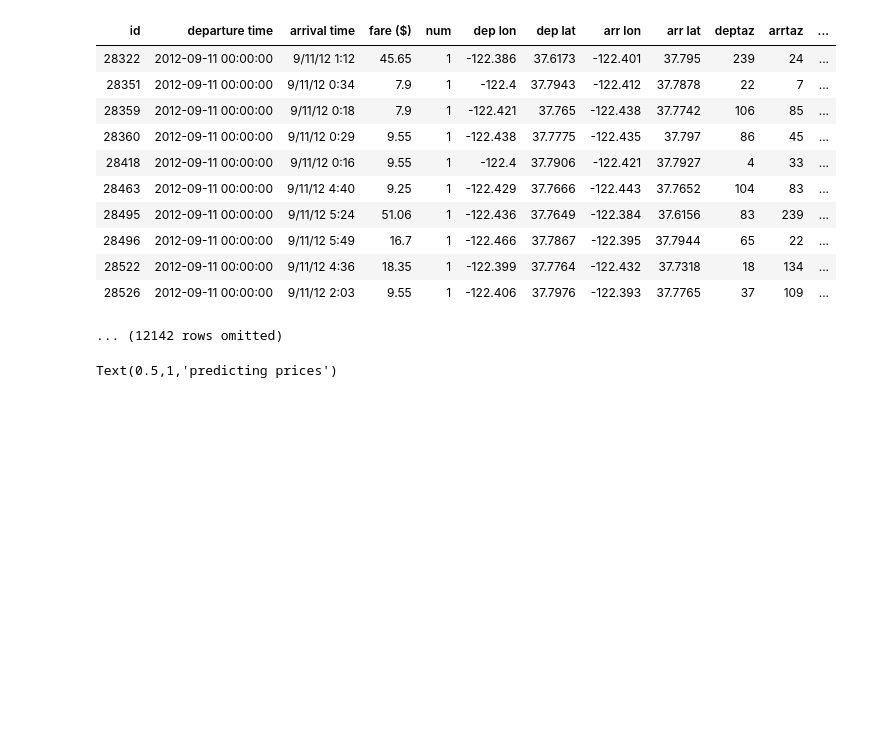
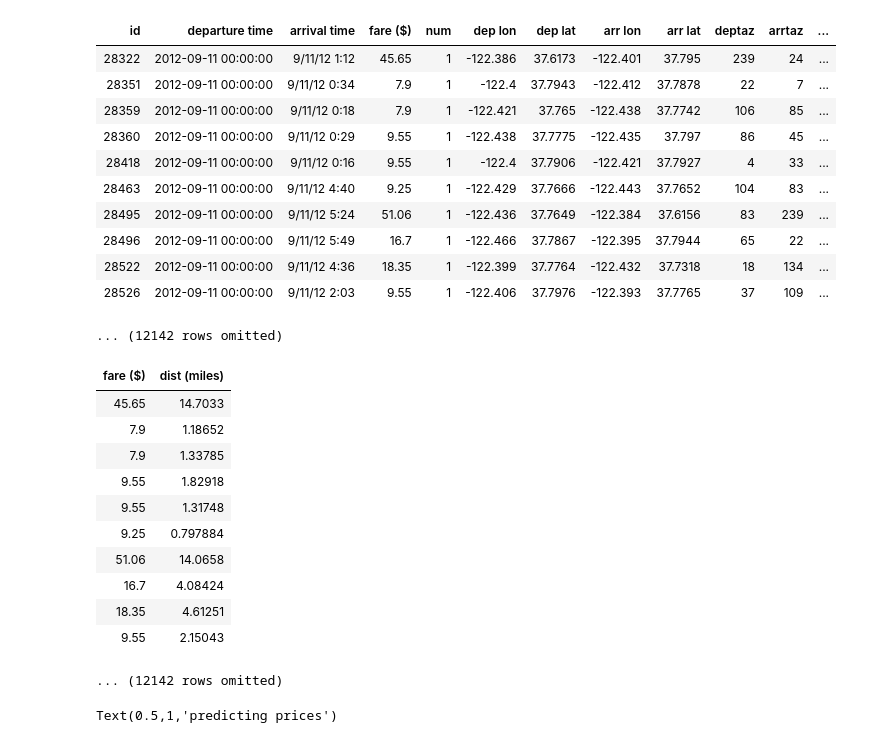
Before and after one commit to lmlevinson/sandwich_88, a Jupyter notebook: Analysis 5 Linear regression vs. k-NN.ipynb, the cells around one changed output. Cells and saved outputs as stored; diff of their text form; code cells hidden in the pictures; blank space fills up the shorter version.

```diff
--- a/Analysis 5 Linear regression vs. k-NN.ipynb
+++ b/Analysis 5 Linear regression vs. k-NN.ipynb
@@ -44,7 +44,7 @@ def parse_prefix(line, fmt):
             raise
     return t
 # %%
-#refined_data['departure time'] = refined_data.select("departure time").apply(lambda x: parse_prefix(x[0],"%m/%d/%y"))
+refined_data['departure time'] = refined_data.select("departure time").apply(lambda x: parse_prefix(x[0],"%m/%d/%y"))
 refined_data
 # %% [output]
 | id | departure time | arrival time | fare ($) | num | dep lon | dep lat | arr lon | arr lat | deptaz | arrtaz | ... |
@@ -82,6 +82,20 @@ testing
 ... (12142 rows omitted)
 # %%
 simp_testing = testing.select('fare ($)', 'dist (miles)')
+simp_testing
+# %% [output]
+| fare ($) | dist (miles) |
+| 45.65 | 14.7033 |
+| 7.9 | 1.18652 |
+| 7.9 | 1.33785 |
+| 9.55 | 1.82918 |
+| 9.55 | 1.31748 |
+| 9.25 | 0.797884 |
+| 51.06 | 14.0658 |
+| 16.7 | 4.08424 |
+| 18.35 | 4.61251 |
+| 9.55 | 2.15043 |
+... (12142 rows omitted)
 # %%
 #fitting linear regression
 def norm(table, label):
```
Also changed, not shown: parts of 8 cells of this notebook.
